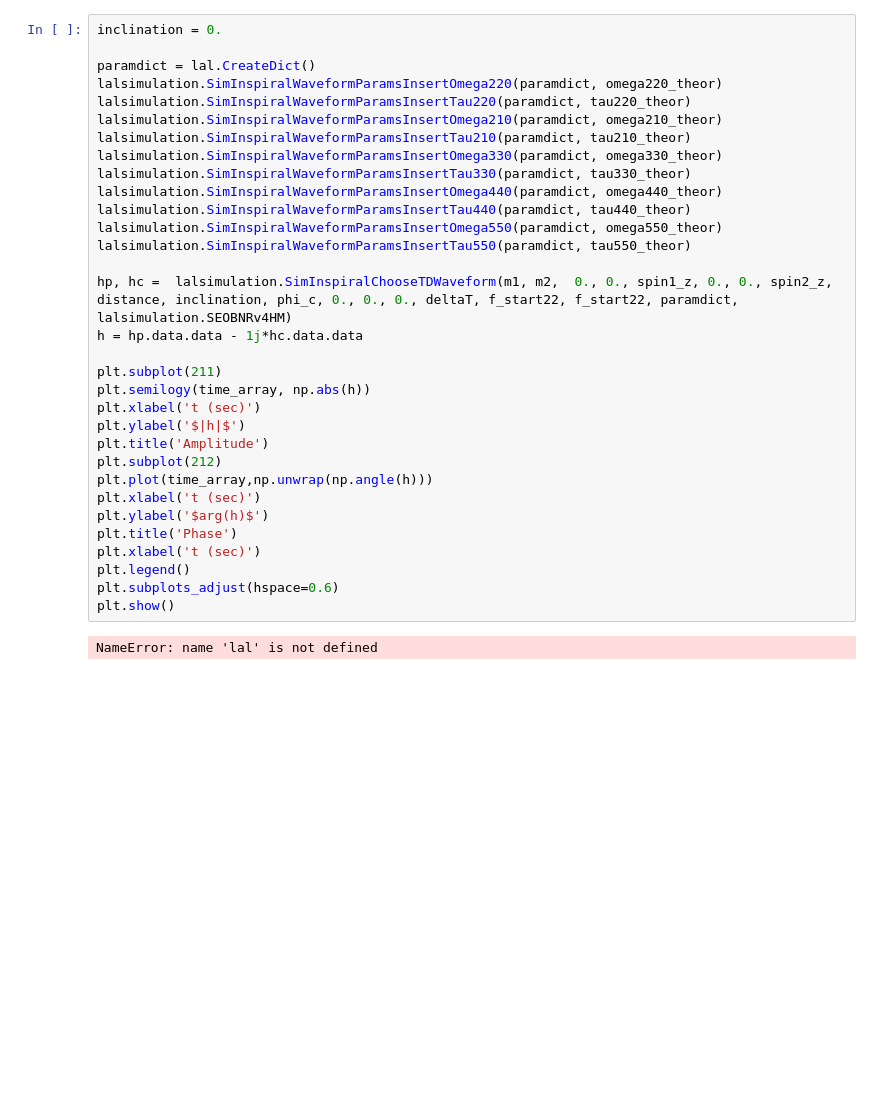
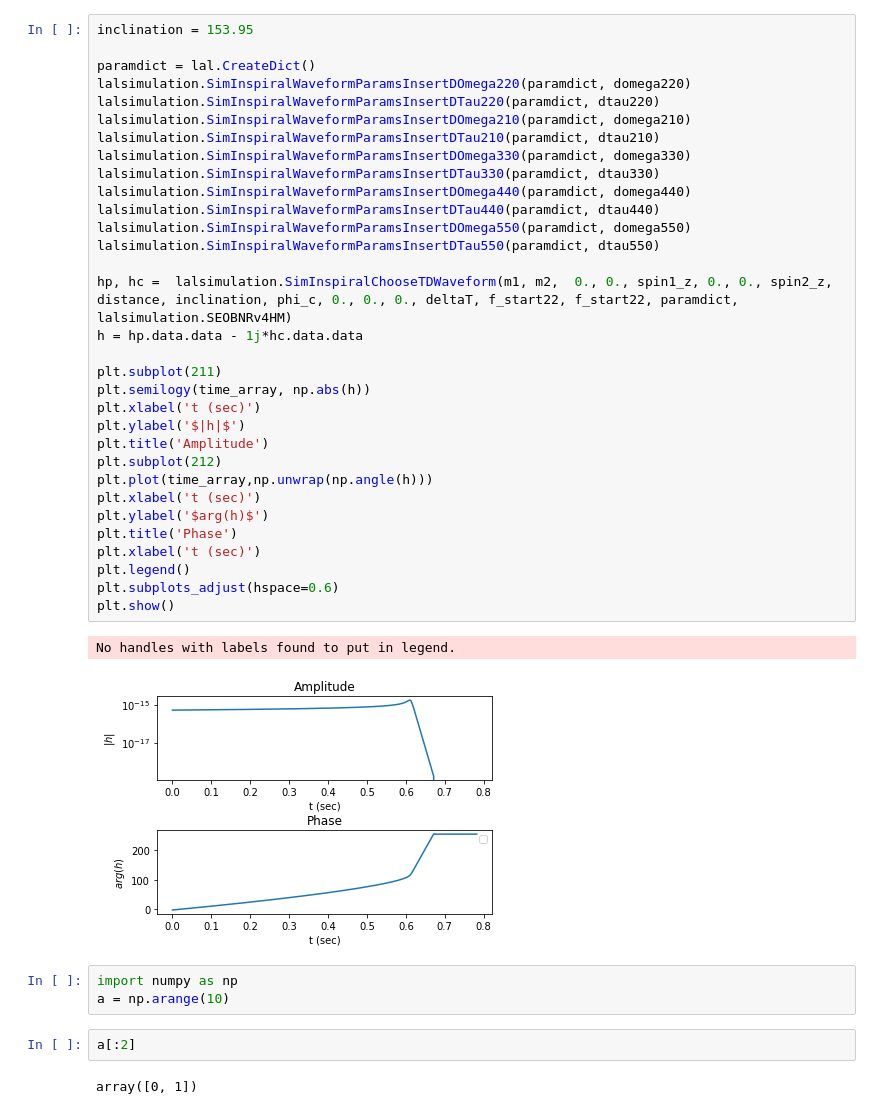
Before and after one commit to abhirup-ghosh/spinqnm, a Jupyter notebook: notebooks/generate_SEOBNRv4HM_singlewaveform.ipynb, the cells around one changed output. Drawn from its saved outputs; the diff is of its cells as text; blank space fills up the shorter version.

```diff
--- a/notebooks/generate_SEOBNRv4HM_singlewaveform.ipynb
+++ b/notebooks/generate_SEOBNRv4HM_singlewaveform.ipynb
@@ -95,34 +92,42 @@ Loading mode 2 2
 # %%
-inclination = 0.
+inclination = 153.95
 
 paramdict = lal.CreateDict()
-lalsimulation.SimInspiralWaveformParamsInsertOmega220(paramdict, omega220_theor)
-lalsimulation.SimInspiralWaveformParamsInsertTau220(paramdict, tau220_theor)
-lalsimulation.SimInspiralWaveformParamsInsertOmega210(paramdict, omega210_theor)
-lalsimulation.SimInspiralWaveformParamsInsertTau210(paramdict, tau210_theor)
-lalsimulation.SimInspiralWaveformParamsInsertOmega330(paramdict, omega330_theor)
-lalsimulation.SimInspiralWaveformParamsInsertTau330(paramdict, tau330_theor)
-lalsimulation.SimInspiralWaveformParamsInsertOmega440(paramdict, omega440_theor)
-lalsimulation.SimInspiralWaveformParamsInsertTau440(paramdict, tau440_theor)
-lalsimulation.SimInspiralWaveformParamsInsertOmega550(paramdict, omega550_theor)
-lalsimulation.SimInspiralWaveformParamsInsertTau550(paramdict, tau550_theor)
+lalsimulation.SimInspiralWaveformParamsInsertDOmega220(paramdict, domega220)
+lalsimulation.SimInspiralWaveformParamsInsertDTau220(paramdict, dtau220)
+lalsimulation.SimInspiralWaveformParamsInsertDOmega210(paramdict, domega210)
+lalsimulation.SimInspiralWaveformParamsInsertDTau210(paramdict, dtau210)
+lalsimulation.SimInspiralWaveformParamsInsertDOmega330(paramdict, domega330)
+lalsimulation.SimInspiralWaveformParamsInsertDTau330(paramdict, dtau330)
+lalsimulation.SimInspiralWaveformParamsInsertDOmega440(paramdict, domega440)
+lalsimulation.SimInspiralWaveformParamsInsertDTau440(paramdict, dtau440)
+lalsimulation.SimInspiralWaveformParamsInsertDOmega550(paramdict, domega550)
+lalsimulation.SimInspiralWaveformParamsInsertDTau550(paramdict, dtau550)
 
 hp, hc =  lalsimulation.SimInspiralChooseTDWaveform(m1, m2,  0., 0., spin1_z, 0., 0., spin2_z, distance, inclination, phi_c, 0., 0., 0., deltaT, f_start22, f_start22, paramdict, lalsimulation.SEOBNRv4HM)
 h = hp.data.data - 1j*hc.data.data
 
 plt.subplot(211)
 plt.semilogy(time_array, np.abs(h))
 plt.xlabel('t (sec)')
 plt.ylabel('$|h|$')
 plt.title('Amplitude')
 plt.subplot(212)
 plt.plot(time_array,np.unwrap(np.angle(h)))
 plt.xlabel('t (sec)')
 plt.ylabel('$arg(h)$')
 plt.title('Phase')
 plt.xlabel('t (sec)')
 plt.legend()
 plt.subplots_adjust(hspace=0.6)
 plt.show()
 # %% [output]
-NameError: name 'lal' is not defined
+No handles with labels found to put in legend.
+[figure, added]
+# %%
+import numpy as np
+a = np.arange(10)
+# %%
+a[:2]
+# %% [output]
+array([0, 1])
```
Also changed, not shown: parts of 3 cells of this notebook, 50 other files.
